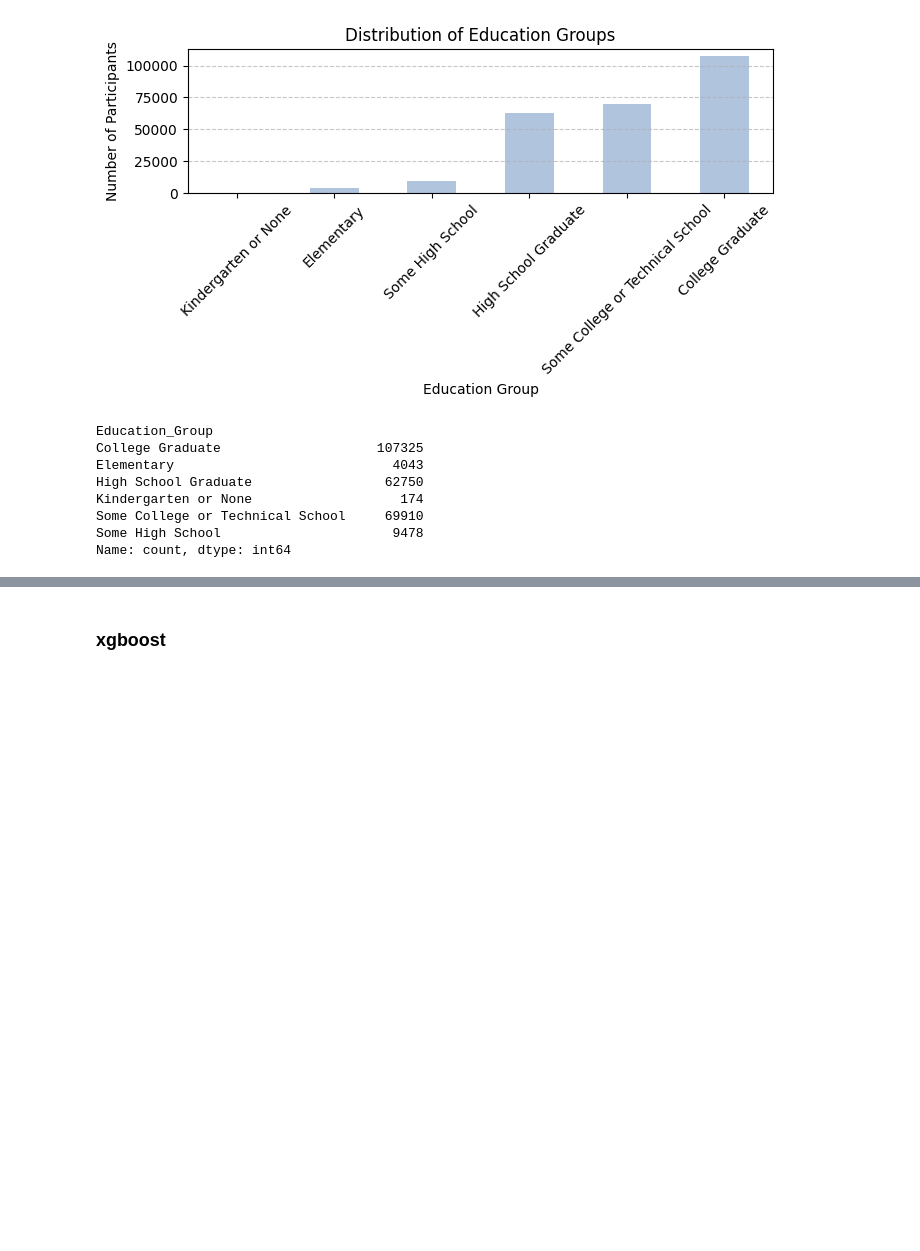
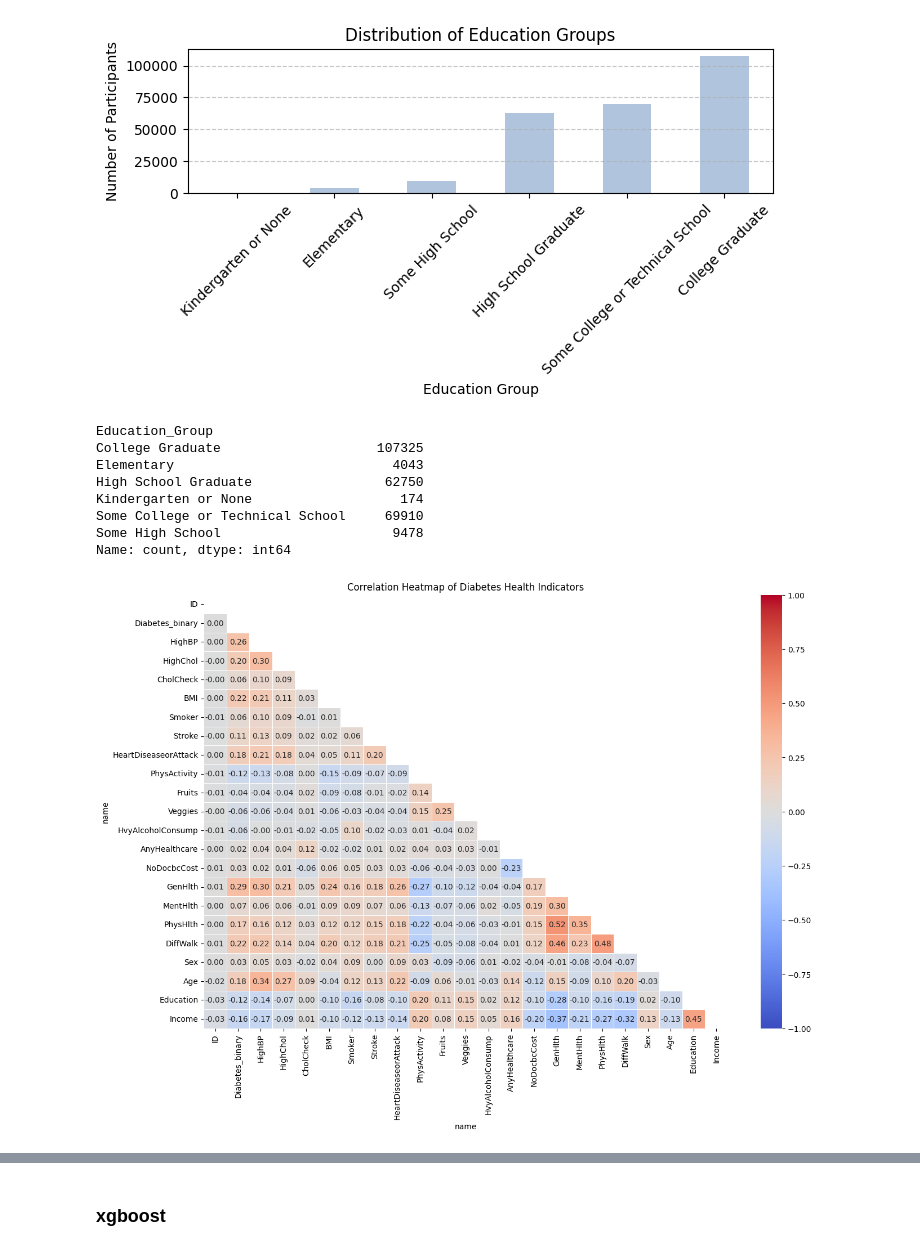
Before and after one commit to schowbey/m228-final-project, a Jupyter notebook: cdc_exw.ipynb, the cells around one changed output, grey strips where cells are left out. Saved outputs shown, nothing was run; the diff lists cells and outputs as text; code cells hidden in the pictures; blank space fills up the shorter version.

```diff
--- a/cdc_exw.ipynb
+++ b/cdc_exw.ipynb
@@ -203,3 +204,33 @@ Kindergarten or None                   174
 Some College or Technical School     69910
 Some High School                      9478
 Name: count, dtype: int64
+# %%
+import seaborn as sns
+import matplotlib.pyplot as plt
+import numpy as np
+
+# 1. Calculate the correlation matrix
+corr_matrix = df.corr()
+
+# 2. (Optional) Create a mask to hide the upper triangle (it's a mirror image)
+mask = np.triu(np.ones_like(corr_matrix, dtype=bool))
+
+# 3. Set up the figure size
+plt.figure(figsize=(15, 10))
+
+# 4. Plot the heatmap
+sns.heatmap(
+    corr_matrix,
+    mask=mask,           # Hides redundant upper triangle
+    annot=True,          # Shows the correlation coefficient numbers
+    fmt=".2f",           # Limits decimals to 2 places
+    cmap='coolwarm',     # Red for positive, blue for negative correlation
+    linewidths=0.5,      # Adds thin lines between squares for clarity
+    vmin=-1, vmax=1,     # Anchors the color scale from -1 to 1
+    center=0             # Ensures 0 correlation is the neutral color
+)
+
+plt.title('Correlation Heatmap of Diabetes Health Indicators')
+plt.show()
+# %% [output]
+[figure, added]
```
Also changed, not shown: parts of 10 cells of this notebook, 1 other file.
